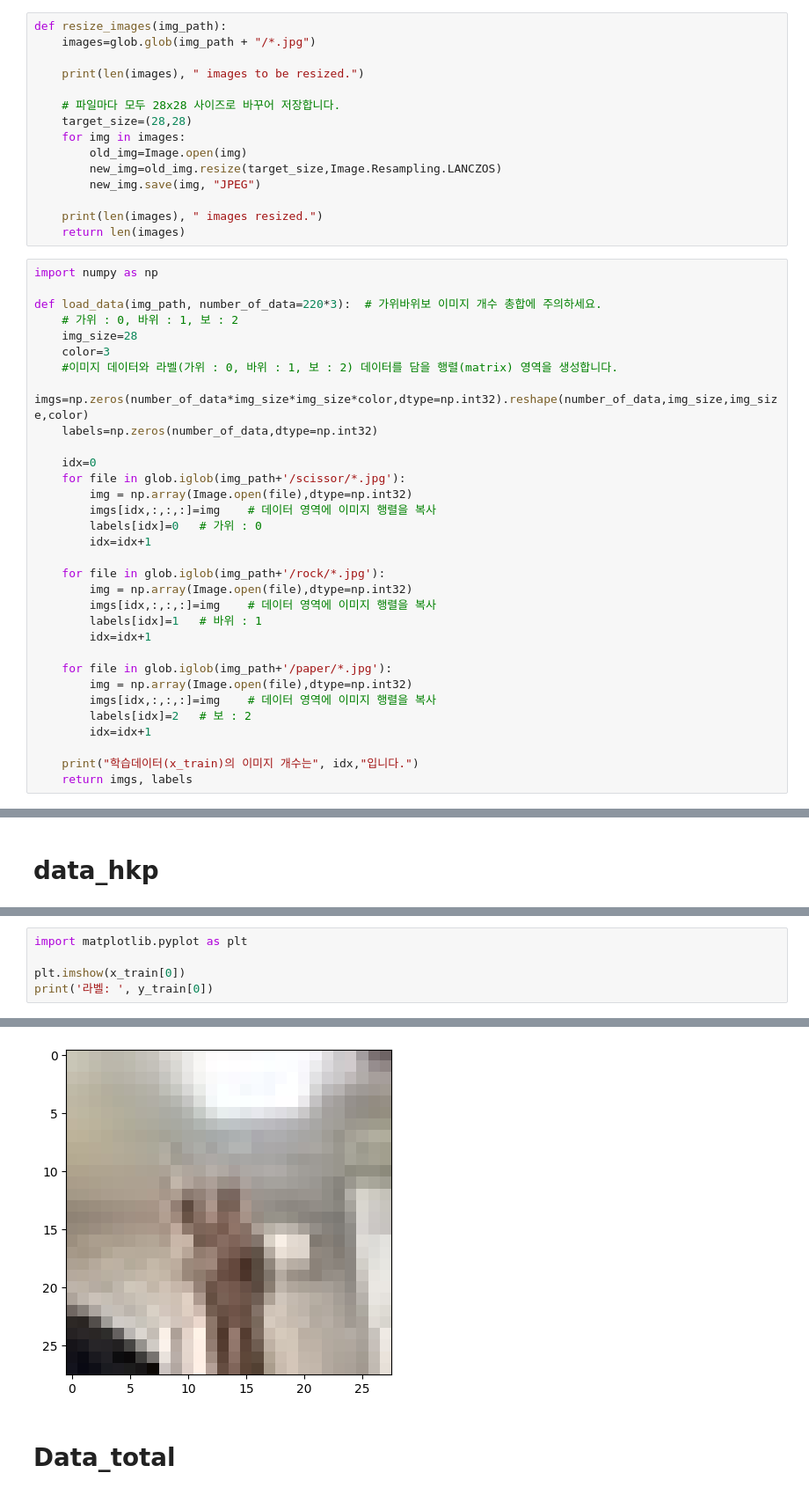
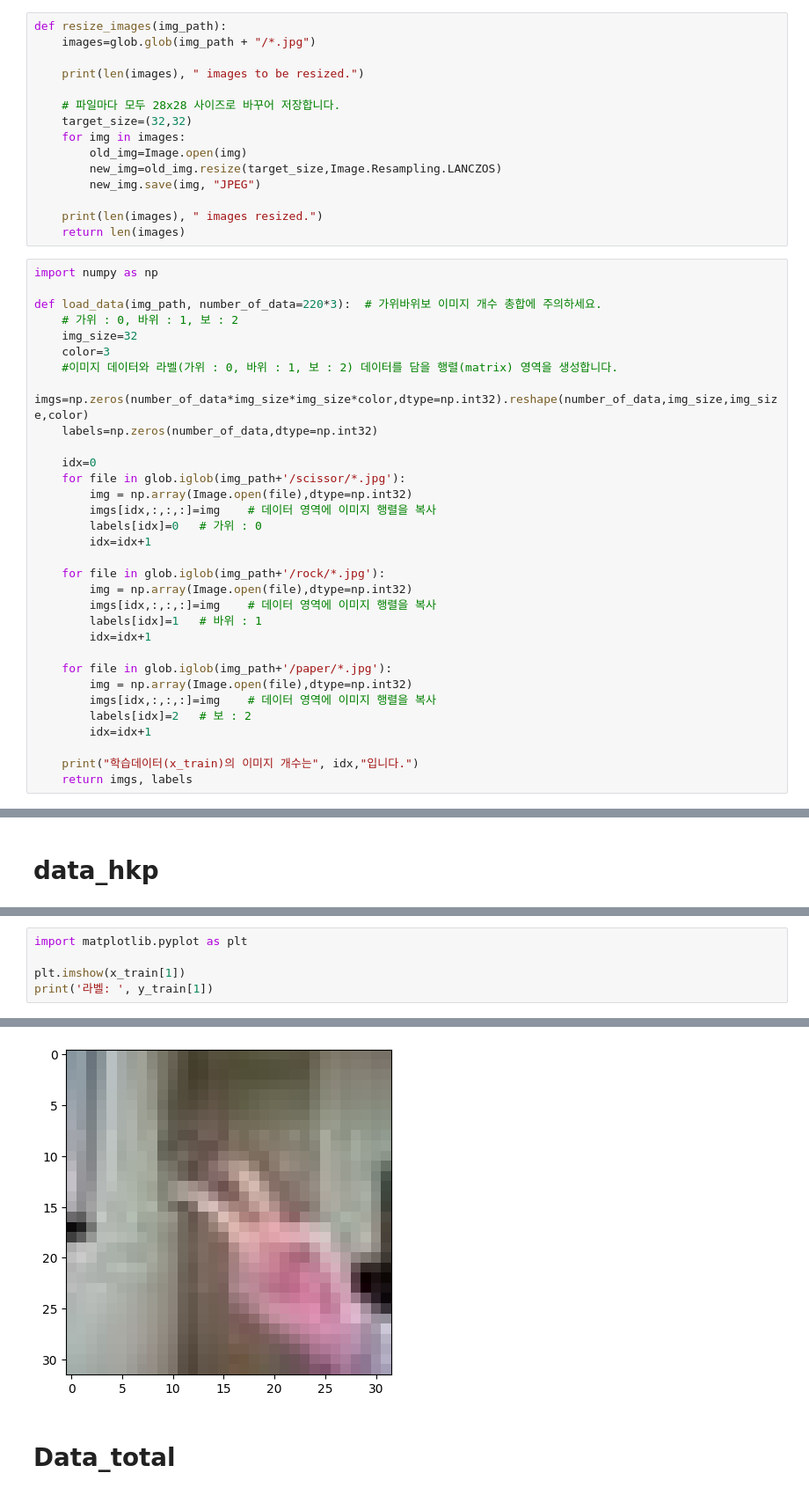
Before and after one commit to hidden719/aiffel, a Jupyter notebook: 0306/RPS.ipynb, the cells around one changed output, grey strips where cells are left out. Shown: that part at 88% size. Cells and saved outputs as stored; diff of their text form.

```diff
--- a/0306/RPS.ipynb
+++ b/0306/RPS.ipynb
@@ -21,7 +24,7 @@ def resize_images(img_path):
     print(len(images), " images to be resized.")
 
     # 파일마다 모두 28x28 사이즈로 바꾸어 저장합니다.
-    target_size=(28,28)
+    target_size=(32,32)
     for img in images:
         old_img=Image.open(img)
         new_img=old_img.resize(target_size,Image.Resampling.LANCZOS)
@@ -34,7 +37,7 @@ import numpy as np
 
 def load_data(img_path, number_of_data=220*3):  # 가위바위보 이미지 개수 총합에 주의하세요.
     # 가위 : 0, 바위 : 1, 보 : 2
-    img_size=28
+    img_size=32
     color=3
     #이미지 데이터와 라벨(가위 : 0, 바위 : 1, 보 : 2) 데이터를 담을 행렬(matrix) 영역을 생성합니다.
     imgs=np.zeros(number_of_data*img_size*img_size*color,dtype=np.int32).reshape(number_of_data,img_size,img_size,color)
@@ -99,11 +102,11 @@ y_train shape: (660,)
 # %%
 import matplotlib.pyplot as plt
 
-plt.imshow(x_train[0])
-print('라벨: ', y_train[0])
+plt.imshow(x_train[1])
+print('라벨: ', y_train[1])
 # %% [output]
 라벨:  0
-[figure, old version]
+[figure, new version]
 # %% [markdown]
 # Data_total
 # %%
```
Also changed, not shown: parts of 18 cells of this notebook.
